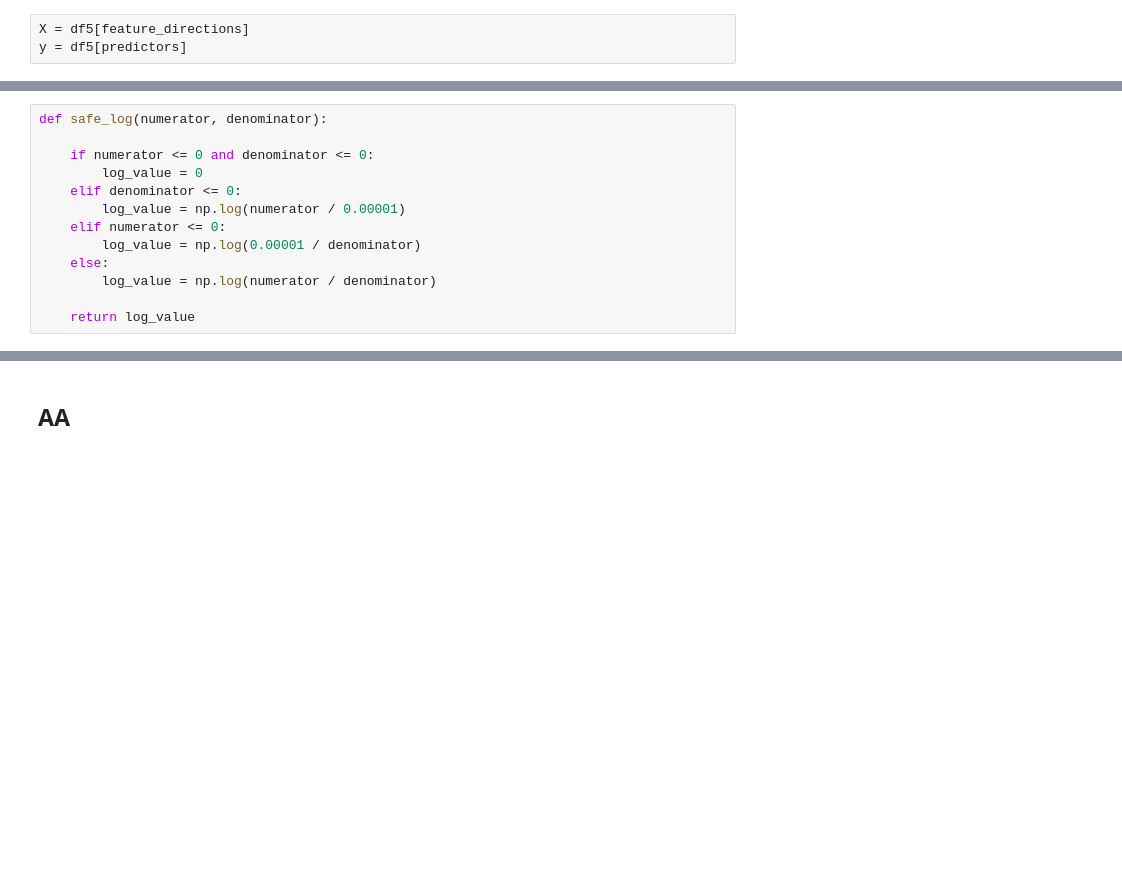
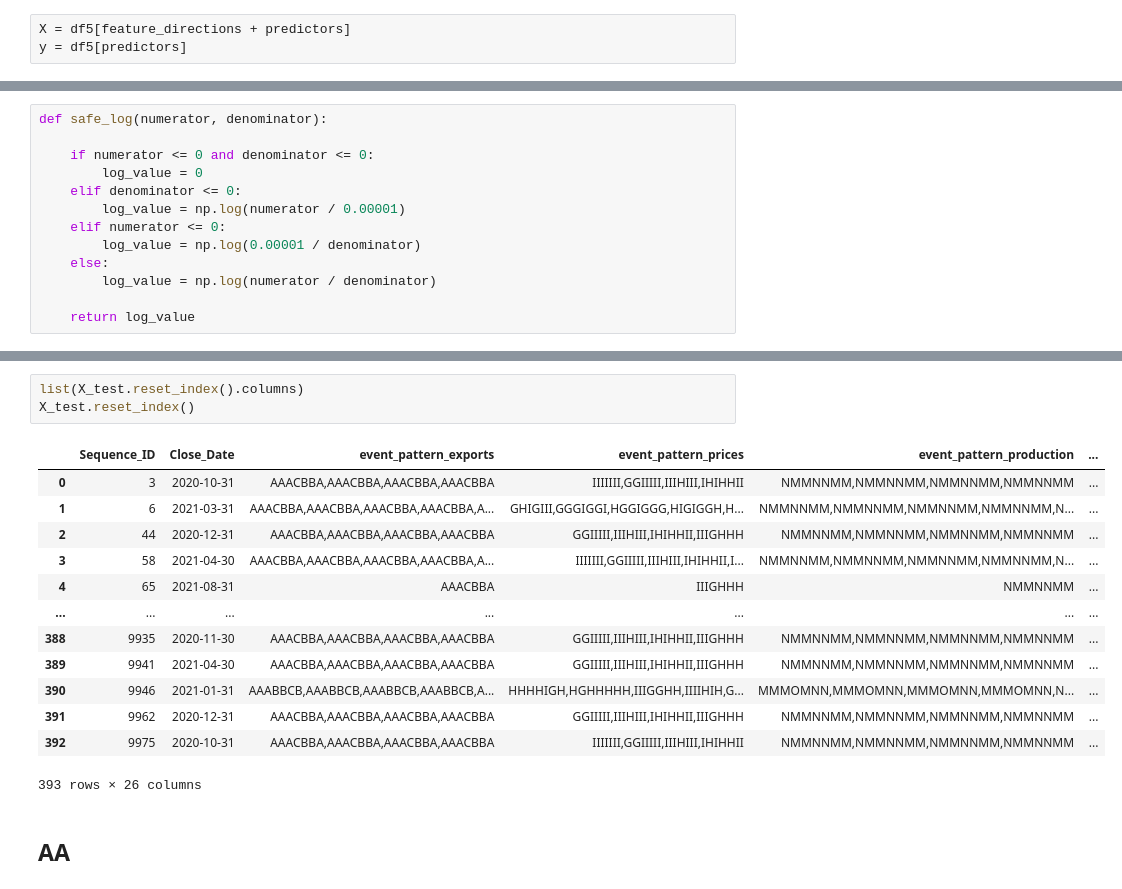
Before and after one commit to fkfouri/vegetable_oil_mkt, a Jupyter notebook: mkt/Vegetable_OIL_Markov-Alt3.ipynb, the cells around one changed output, grey strips where cells are left out. Drawn from its saved outputs; the diff is of its cells as text; blank space fills up the shorter version.

```diff
--- a/mkt/Vegetable_OIL_Markov-Alt3.ipynb
+++ b/mkt/Vegetable_OIL_Markov-Alt3.ipynb
@@ -513,5 +643,5 @@ predictors
 # %%
-X = df5[feature_directions]
+X = df5[feature_directions + predictors]
 y = df5[predictors]
 # %%
 X_train, X_test, y_train, y_test = train_test_split(X, y, test_size=TEST_SIZE, random_state=RANDOM_STATE, shuffle=False)
@@ -872,3 +1354,20 @@ list(X_test.reset_index().columns)
+# %%
+list(X_test.reset_index().columns)
+X_test.reset_index()
+# %% [output]
+|  | Sequence_ID | Close_Date | event_pattern_exports | event_pattern_prices | event_pattern_production | ... |
+| 0 | 3 | 2020-10-31 | AAACBBA,AAACBBA,AAACBBA,AAACBBA | IIIIIII,GGIIIII,IIIHIII,IHIHHII | NMMNNMM,NMMNNMM,NMMNNMM,NMMNNMM | ... |
+| 1 | 6 | 2021-03-31 | AAACBBA,AAACBBA,AAACBBA,AAACBBA,A... | GHIGIII,GGGIGGI,HGGIGGG,HIGIGGH,H... | NMMNNMM,NMMNNMM,NMMNNMM,NMMNNMM,N... | ... |
+| 2 | 44 | 2020-12-31 | AAACBBA,AAACBBA,AAACBBA,AAACBBA | GGIIIII,IIIHIII,IHIHHII,IIIGHHH | NMMNNMM,NMMNNMM,NMMNNMM,NMMNNMM | ... |
+| 3 | 58 | 2021-04-30 | AAACBBA,AAACBBA,AAACBBA,AAACBBA,A... | IIIIIII,GGIIIII,IIIHIII,IHIHHII,I... | NMMNNMM,NMMNNMM,NMMNNMM,NMMNNMM,N... | ... |
+| 4 | 65 | 2021-08-31 | AAACBBA | IIIGHHH | NMMNNMM | ... |
+| ... | ... | ... | ... | ... | ... | ... |
+| 388 | 9935 | 2020-11-30 | AAACBBA,AAACBBA,AAACBBA,AAACBBA | GGIIIII,IIIHIII,IHIHHII,IIIGHHH | NMMNNMM,NMMNNMM,NMMNNMM,NMMNNMM | ... |
+| 389 | 9941 | 2021-04-30 | AAACBBA,AAACBBA,AAACBBA,AAACBBA | GGIIIII,IIIHIII,IHIHHII,IIIGHHH | NMMNNMM,NMMNNMM,NMMNNMM,NMMNNMM | ... |
+| 390 | 9946 | 2021-01-31 | AAABBCB,AAABBCB,AAABBCB,AAABBCB,A... | HHHHIGH,HGHHHHH,IIIGGHH,IIIIHIH,G... | MMMOMNN,MMMOMNN,MMMOMNN,MMMOMNN,N... | ... |
+| 391 | 9962 | 2020-12-31 | AAACBBA,AAACBBA,AAACBBA,AAACBBA | GGIIIII,IIIHIII,IHIHHII,IIIGHHH | NMMNNMM,NMMNNMM,NMMNNMM,NMMNNMM | ... |
+| 392 | 9975 | 2020-10-31 | AAACBBA,AAACBBA,AAACBBA,AAACBBA | IIIIIII,GGIIIII,IIIHIII,IHIHHII | NMMNNMM,NMMNNMM,NMMNNMM,NMMNNMM | ... |
+393 rows × 26 columns
 # %% [markdown]
 ## AA
 # %%
```
Also changed, not shown: parts of 37 cells of this notebook, 42 other files.
